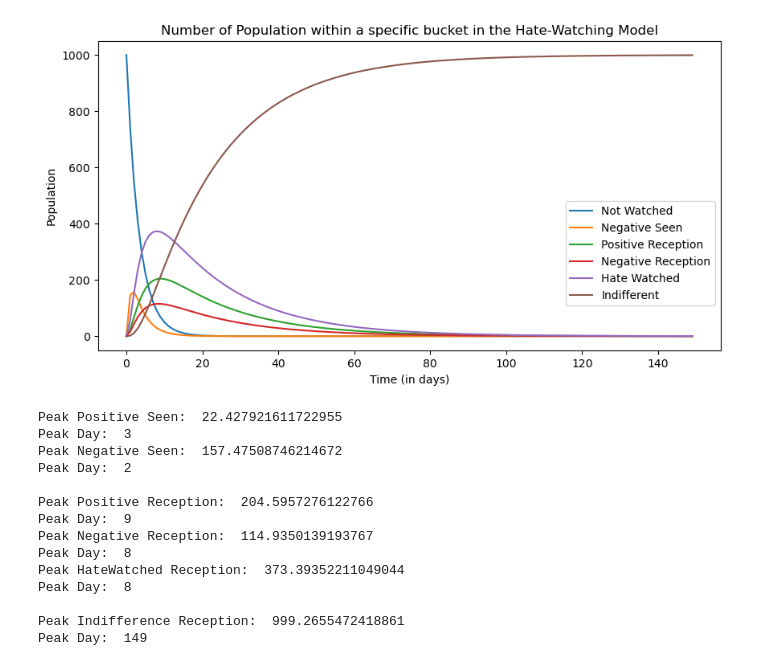
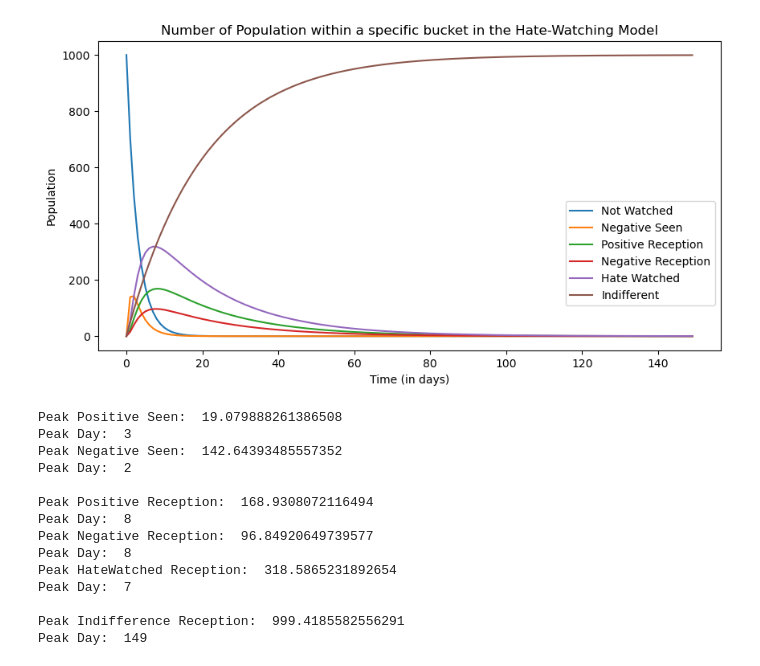
Before and after one commit to Paolo1151/HateWatchingSimulation, a Jupyter notebook: simulation.ipynb, the cells around one changed output. Saved outputs shown, nothing was run; the diff lists cells and outputs as text; code cells hidden in the pictures.

Commit message:
Added Indifference in all Buckets

```diff
--- a/simulation.ipynb
+++ b/simulation.ipynb
@@ -29,16 +29,15 @@ I0 = 0          # Amount of People who have become indifferent
 # ODE System
 def model(t, y):
     NW, PR, NR, PP, NP, HW, I, PN, NN = y
-    dNWdt = -NW*parameters['Prob Seeing Review']
+    dNWdt = -NW*parameters['Prob Seeing Review'] - parameters['Prob Indifference']*NW
 
-    dPRdt = (PN/(PN+NN))*parameters['Prob Seeing Review']*NW - PR
-    dNRdt = (NN/(PN+NN))*parameters['Prob Seeing Review']*NW - NR
+    dPRdt = (PN/(PN+NN))*parameters['Prob Seeing Review']*NW - PR - parameters['Prob Indifference']*PR
+    dNRdt = (NN/(PN+NN))*parameters['Prob Seeing Review']*NW - NR - parameters['Prob Indifference']*NR
 
     dPPdt = parameters['Prob Staying Same Reception']*PR + \
             (1-parameters['Prob Staying Same Reception'])*NR - \
             parameters['Prob Indifference']*PP
 
-    # Assuming Hate Watching and Negative Review is Mutually independent events
     dNPdt = (1-parameters['Prob Staying Same Reception'])*PR + \
             (parameters['Prob Staying Same Reception'])*NR - \
             (parameters['Prob Staying Same Reception']*parameters['Prob Hate Watching'])*NR - \
@@ -47,7 +46,7 @@ def model(t, y):
     dHWdt = (parameters['Prob Staying Same Reception']*parameters['Prob Hate Watching'])*NR - \
             parameters['Prob Indifference']*HW
 
-    dIdt = parameters['Prob Indifference']*(PP+NP+HW)
+    dIdt = parameters['Prob Indifference']*(NW+PR+NR+PP+NP+HW)
 
     # Change in Review Count
     dPNdt = parameters["Review Rate"] * PP
@@ -62,7 +61,7 @@ sol = solve_ivp(model, [t[0], t[-1]], [NW0, PR0, NR0, PP0, NP0, HW0, I0, PN0, NN
 plt.figure(figsize=(10, 5))
 plt.plot(t, sol.y[0], label="Not Watched")
 
-# plt.plot(t, sol.y[1], label="Positive Seen")
+plt.plot(t, sol.y[1], label="Positive Seen")
 plt.plot(t, sol.y[2], label="Negative Seen")
 
 plt.plot(t, sol.y[3], label="Positive Reception")
@@ -74,45 +73,45 @@ plt.plot(t, sol.y[6], label="Indifferent")
 # plt.plot(t, sol.y[7] + sol.y[8], label="Number Reviews")
 
 plt.xlabel("Time (in days)")
 plt.ylabel("Population")
 plt.title("Number of Population within a specific bucket in the Hate-Watching Model")
 plt.legend(bbox_to_anchor=(1, 0.5))
 plt.show()
 
 print("Peak Positive Seen: ", sol.y[1].max())
 print("Peak Day: ", t[sol.y[1].argmax()])
 
 print("Peak Negative Seen: ", sol.y[2].max())
 print("Peak Day: ", t[sol.y[2].argmax()])
 
 print()
 
 print("Peak Positive Reception: ", sol.y[3].max())
 print("Peak Day: ", t[sol.y[3].argmax()])
 
 print("Peak Negative Reception: ", sol.y[4].max())
 print("Peak Day: ", t[sol.y[4].argmax()])
 
 print("Peak HateWatched Reception: ", sol.y[5].max())
 print("Peak Day: ", t[sol.y[5].argmax()])
 
 print()
 
 print("Peak Indifference Reception: ", sol.y[6].max())
 print("Peak Day: ", t[sol.y[6].argmax()])
 # %% [output]
-[figure, old version]
+[figure, new version]
-Peak Positive Seen:  22.427921611722955
+Peak Positive Seen:  19.079888261386508
 Peak Day:  3
-Peak Negative Seen:  157.47508746214672
+Peak Negative Seen:  142.64393485557352
 Peak Day:  2
 
-Peak Positive Reception:  204.5957276122766
-Peak Day:  9
-Peak Negative Reception:  114.9350139193767
+Peak Positive Reception:  168.9308072116494
 Peak Day:  8
-Peak HateWatched Reception:  373.39352211049044
+Peak Negative Reception:  96.84920649739577
 Peak Day:  8
+Peak HateWatched Reception:  318.5865231892654
+Peak Day:  7
 
-Peak Indifference Reception:  999.2655472418861
+Peak Indifference Reception:  999.4185582556291
 Peak Day:  149
```
